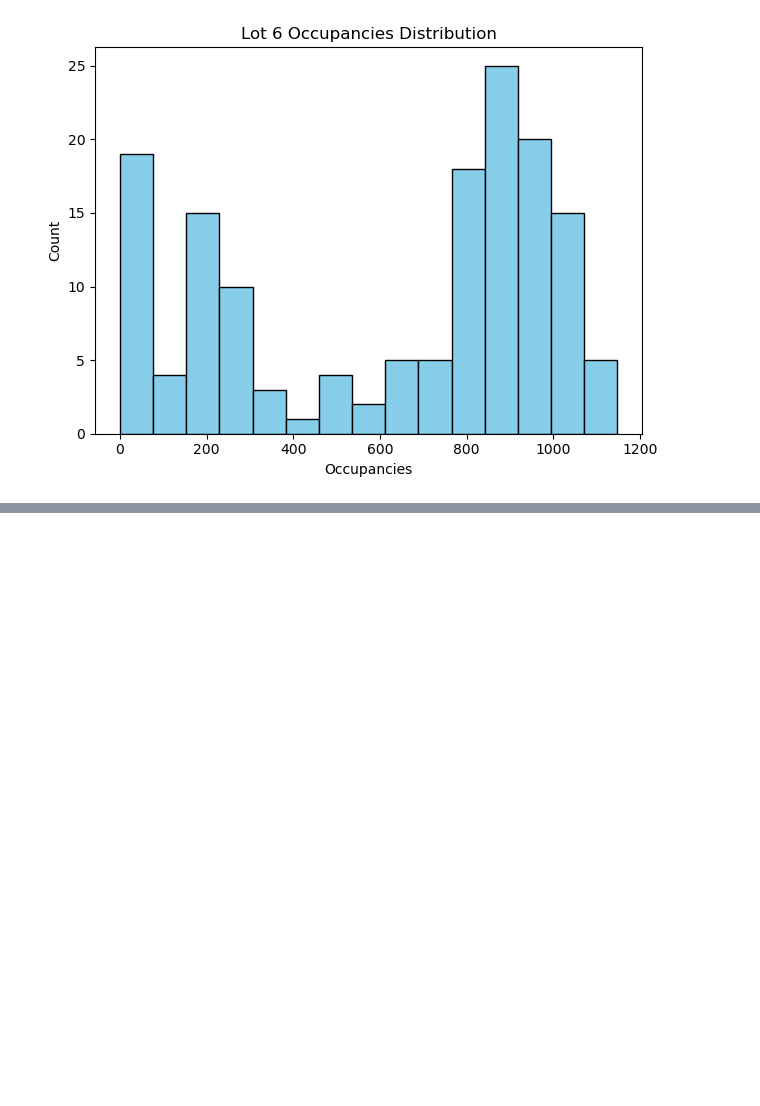
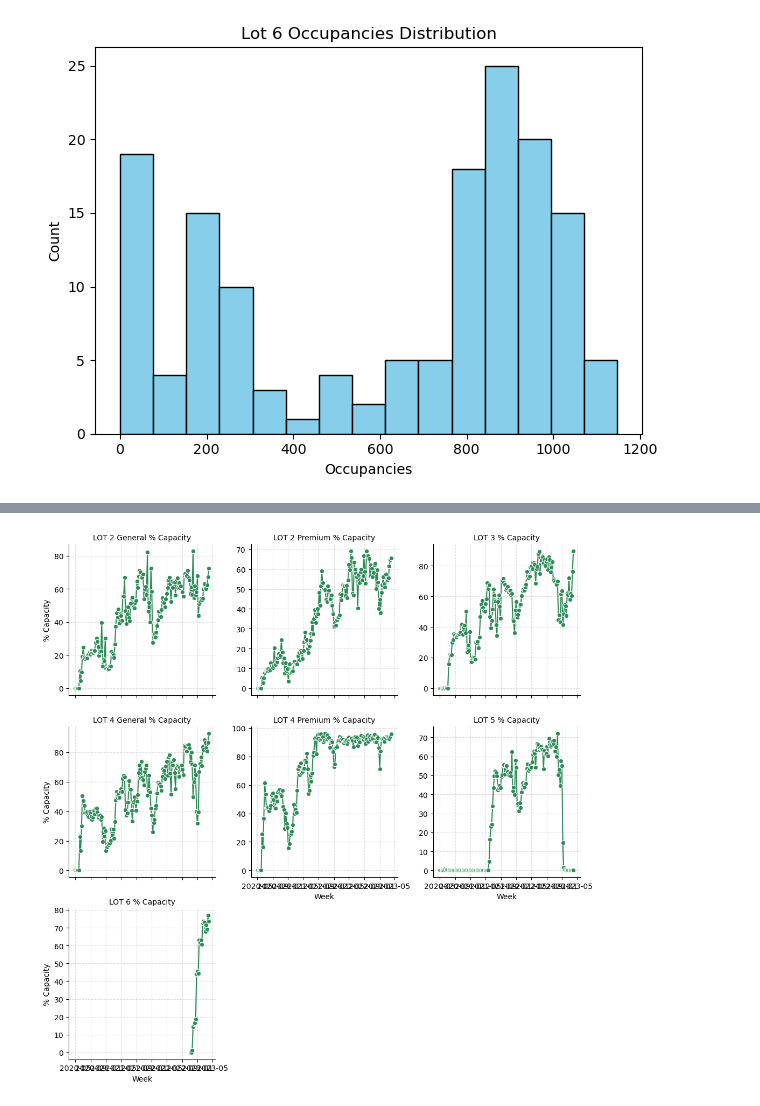
Before and after one commit to doom-boy/Ontario-Competition-Project, a Jupyter notebook: lot_counts_eda.ipynb, the cells around one changed output, grey strips where cells are left out. Cells and saved outputs as stored; diff of their text form; code cells hidden in the pictures; blank space fills up the shorter version.

```diff
--- a/lot_counts_eda.ipynb
+++ b/lot_counts_eda.ipynb
@@ -174,0 +203,45 @@ plt.show()
+# %%
+#all lots
+percent_cols = [
+    'LOT 2 General % Capacity',
+    'LOT 2 Premium % Capacity',
+    'LOT 3 % Capacity',
+    'LOT 4 General % Capacity',
+    'LOT 4 Premium % Capacity',
+    'LOT 5 % Capacity',
+    'LOT 6 % Capacity'
+]
+
+# Keep only valid rows and convert date
+df_clean = df.copy()
+df_clean['Date'] = pd.to_datetime(df_clean['Date'])
+
+# Melt into long format
+melted = df_clean.melt(id_vars='Date', value_vars=percent_cols,
+                       var_name='Lot', value_name='% Capacity')
+
+# Remove invalid (-1) values and convert to percentage
+melted = melted[melted['% Capacity'] != -1].copy()
+melted['% Capacity'] *= 100
+
+# Group by week and lot, averaging each week's values
+weekly = (
+    melted
+    .groupby([pd.Grouper(key='Date', freq='W'), 'Lot'])['% Capacity']
+    .mean()
+    .reset_index()
+)
+
+# Create FacetGrid (each lot gets its own subplot)
+g = sns.FacetGrid(weekly, col='Lot', col_wrap=3, height=3.5, sharey=False)
+g.map_dataframe(sns.lineplot, x='Date', y='% Capacity', color='seagreen', marker='o')
+
+# Adjust labels and layout
+g.set_titles(col_template="{col_name}")
+g.set_axis_labels("Week", "% Capacity")
+for ax in g.axes.flat:
+    ax.grid(True, linestyle='--', alpha=0.4)
+plt.tight_layout()
+plt.show()
+# %% [output]
+[figure, added]
```
Also changed, not shown: parts of 3 cells of this notebook.
